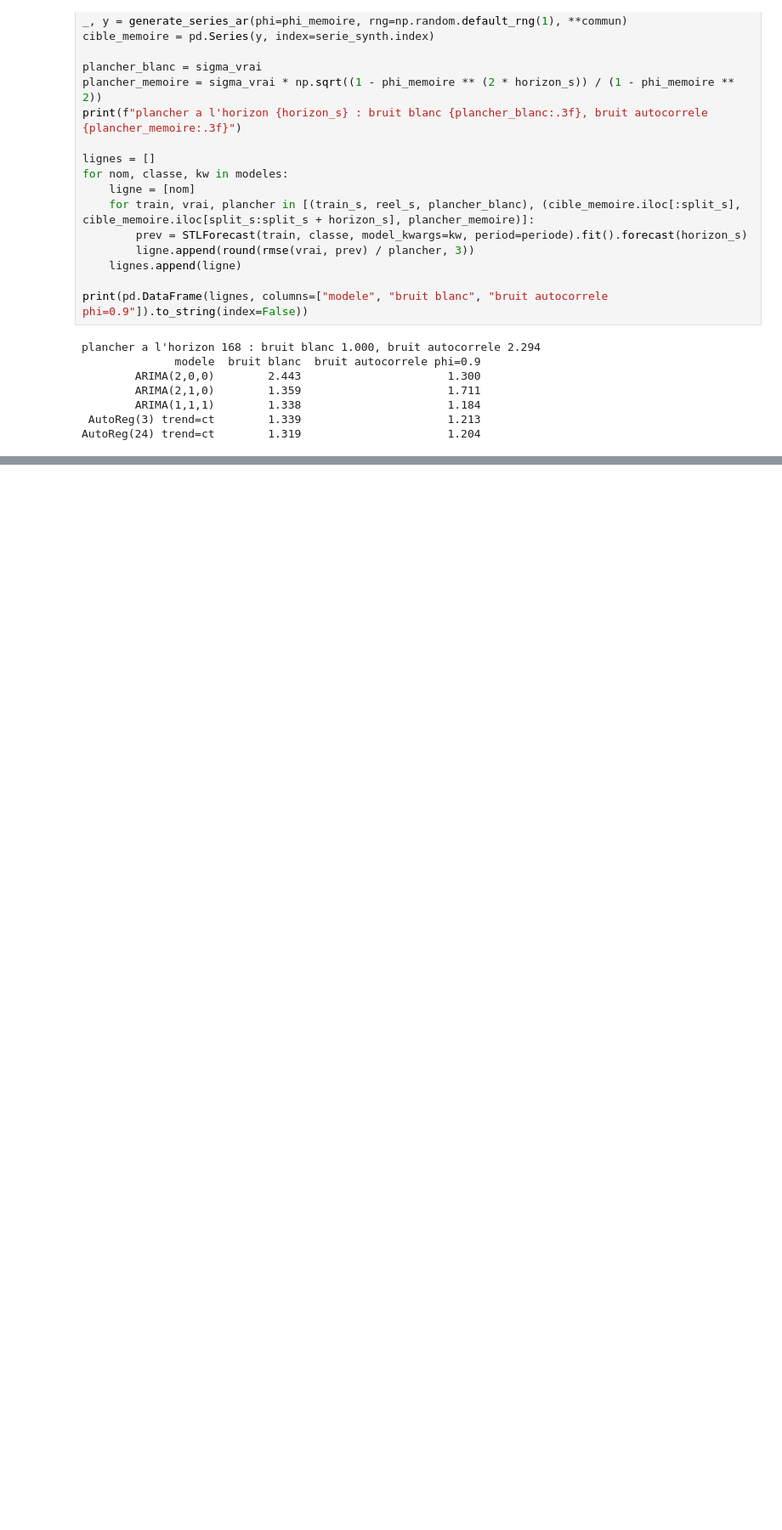
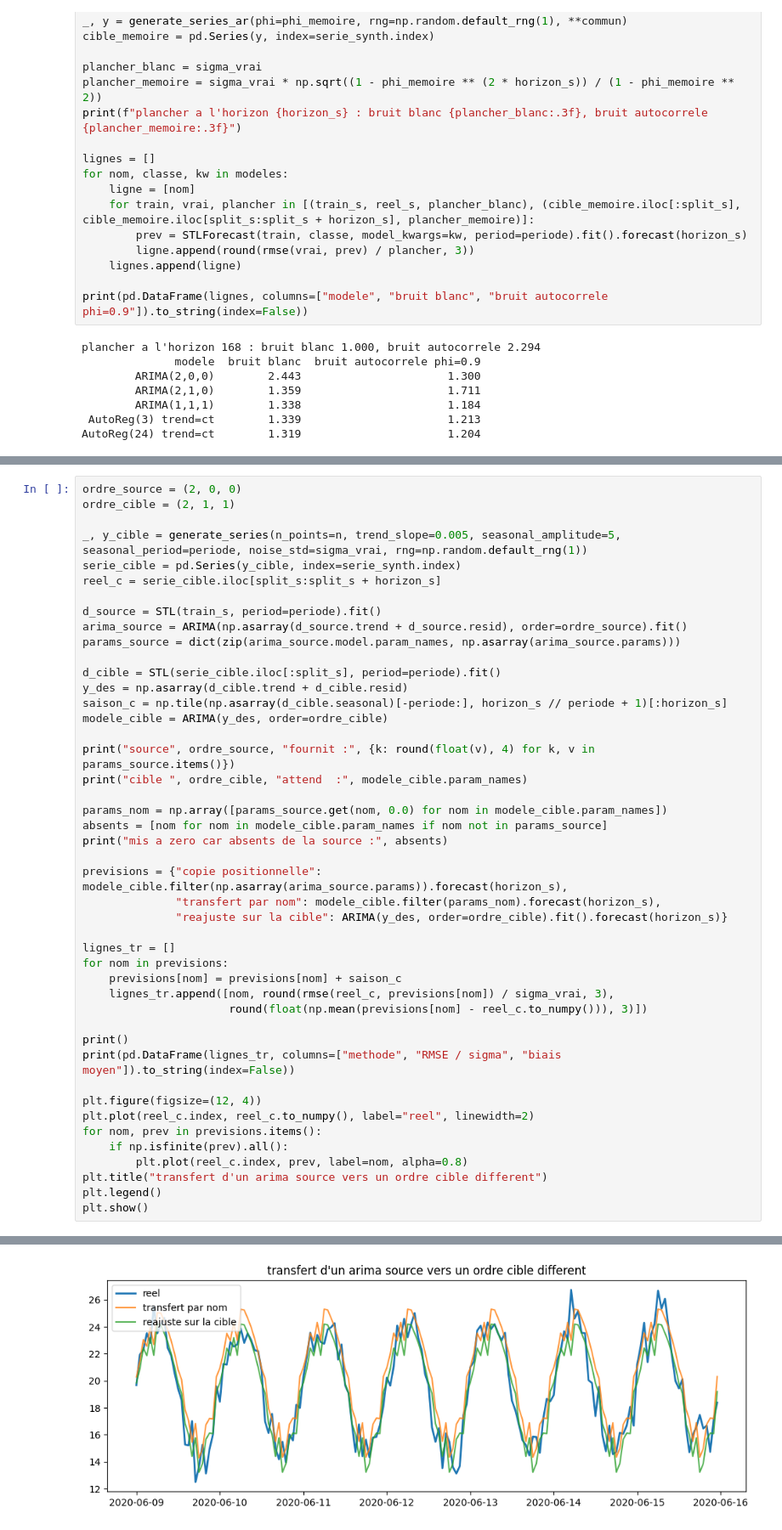
Before and after one commit to ArnaudG16/domain-adaptation-time-series, a Jupyter notebook: notebooks/meteo/forecast_statsmodels.ipynb, the cells around one changed output, grey strips where cells are left out. Shown at 85% size. Drawn from its saved outputs; the diff is of its cells as text; blank space fills up the shorter version.

```diff
--- a/notebooks/meteo/forecast_statsmodels.ipynb
+++ b/notebooks/meteo/forecast_statsmodels.ipynb
@@ -287,0 +290,46 @@ AutoReg(24) trend=ct        1.319                      1.204
+# %%
+ordre_source = (2, 0, 0)
+ordre_cible = (2, 1, 1)
+
+_, y_cible = generate_series(n_points=n, trend_slope=0.005, seasonal_amplitude=5, seasonal_period=periode, noise_std=sigma_vrai, rng=np.random.default_rng(1))
+serie_cible = pd.Series(y_cible, index=serie_synth.index)
+reel_c = serie_cible.iloc[split_s:split_s + horizon_s]
+
+d_source = STL(train_s, period=periode).fit()
+arima_source = ARIMA(np.asarray(d_source.trend + d_source.resid), order=ordre_source).fit()
+params_source = dict(zip(arima_source.model.param_names, np.asarray(arima_source.params)))
+
+d_cible = STL(serie_cible.iloc[:split_s], period=periode).fit()
+y_des = np.asarray(d_cible.trend + d_cible.resid)
+saison_c = np.tile(np.asarray(d_cible.seasonal)[-periode:], horizon_s // periode + 1)[:horizon_s]
+modele_cible = ARIMA(y_des, order=ordre_cible)
+
+print("source", ordre_source, "fournit :", {k: round(float(v), 4) for k, v in params_source.items()})
+print("cible ", ordre_cible, "attend  :", modele_cible.param_names)
+
+params_nom = np.array([params_source.get(nom, 0.0) for nom in modele_cible.param_names])
+absents = [nom for nom in modele_cible.param_names if nom not in params_source]
+print("mis a zero car absents de la source :", absents)
+
+previsions = {"copie positionnelle": modele_cible.filter(np.asarray(arima_source.params)).forecast(horizon_s),
+              "transfert par nom": modele_cible.filter(params_nom).forecast(horizon_s),
+              "reajuste sur la cible": ARIMA(y_des, order=ordre_cible).fit().forecast(horizon_s)}
+
+lignes_tr = []
+for nom in previsions:
+    previsions[nom] = previsions[nom] + saison_c
+    lignes_tr.append([nom, round(rmse(reel_c, previsions[nom]) / sigma_vrai, 3),
+                      round(float(np.mean(previsions[nom] - reel_c.to_numpy())), 3)])
+
+print()
+print(pd.DataFrame(lignes_tr, columns=["methode", "RMSE / sigma", "biais moyen"]).to_string(index=False))
+
+plt.figure(figsize=(12, 4))
+plt.plot(reel_c.index, reel_c.to_numpy(), label="reel", linewidth=2)
+for nom, prev in previsions.items():
+    if np.isfinite(prev).all():
+        plt.plot(reel_c.index, prev, label=nom, alpha=0.8)
+plt.title("transfert d'un arima source vers un ordre cible different")
+plt.legend()
+plt.show()
+# %% [output]
@@ -287,0 +344 @@ AutoReg(24) trend=ct        1.319                      1.204
+[figure, added]
```
Also changed, not shown: parts of 2 cells of this notebook, 1 other file.
